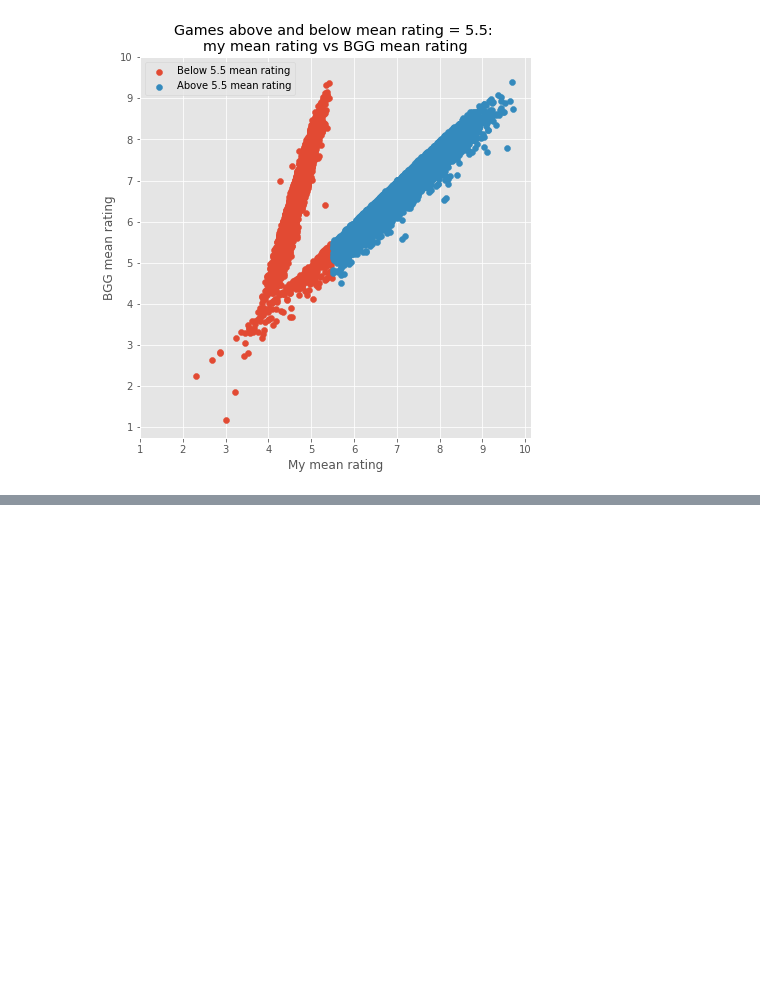
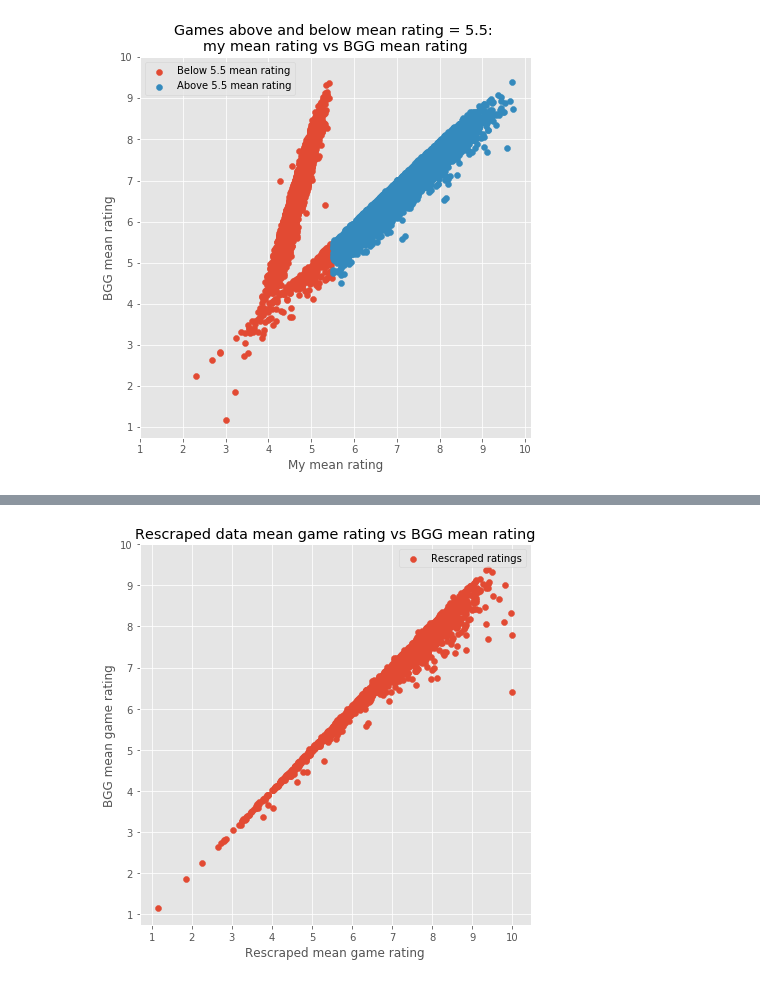
Before and after one commit to johnmburt/springboard, a Jupyter notebook: capstone_2/recsys_data_EDA_vf.ipynb, the cells around one changed output, grey strips where cells are left out. Saved outputs shown, nothing was run; the diff lists cells and outputs as text; code cells hidden in the pictures; blank space fills up the shorter version.

```diff
--- a/capstone_2/recsys_data_EDA_vf.ipynb
+++ b/capstone_2/recsys_data_EDA_vf.ipynb
@@ -213,0 +225,25 @@ plt.xticks([1,2,3,4,5,6,7,8,9,10]);
+# %%
+# load the rescraped boardgame user ratings data
+rs_userdata = pd.read_csv(srcdir+'bgg_user_ratings_v2.csv',
+                       encoding = "ISO-8859-1")
+rs_userdata = rs_userdata.rename(columns = {'username':'userID',
+                                    'gameid':'gameID'})
+rs_userdata = rs_userdata.drop_duplicates(subset=['gameID','userID'])
+
+# calc game mean ratings from rescraped data
+rs_gamegp = rs_userdata.groupby('gameID').mean().reset_index()
+
+# add game metadata to the user rating data
+rs_gamegp = rs_gamegp.merge(right=gameinfo, how='left', on='gameID')
+
+# scatter of calcuted mean vs BGG mean rating
+plt.figure(figsize=(7,7))
+plt.scatter(rs_gamegp['rating'], rs_gamegp['mean_rating'], label='Rescraped ratings')
+plt.title('Rescraped data mean game rating vs BGG mean rating')
+plt.xlabel('Rescraped mean game rating')
+plt.ylabel('BGG mean game rating')
+plt.legend()
+plt.yticks([1,2,3,4,5,6,7,8,9,10]);
+plt.xticks([1,2,3,4,5,6,7,8,9,10]);
+# %% [output]
+[figure, added]
```
Also changed, not shown: parts of 3 cells of this notebook, 1 other file.
